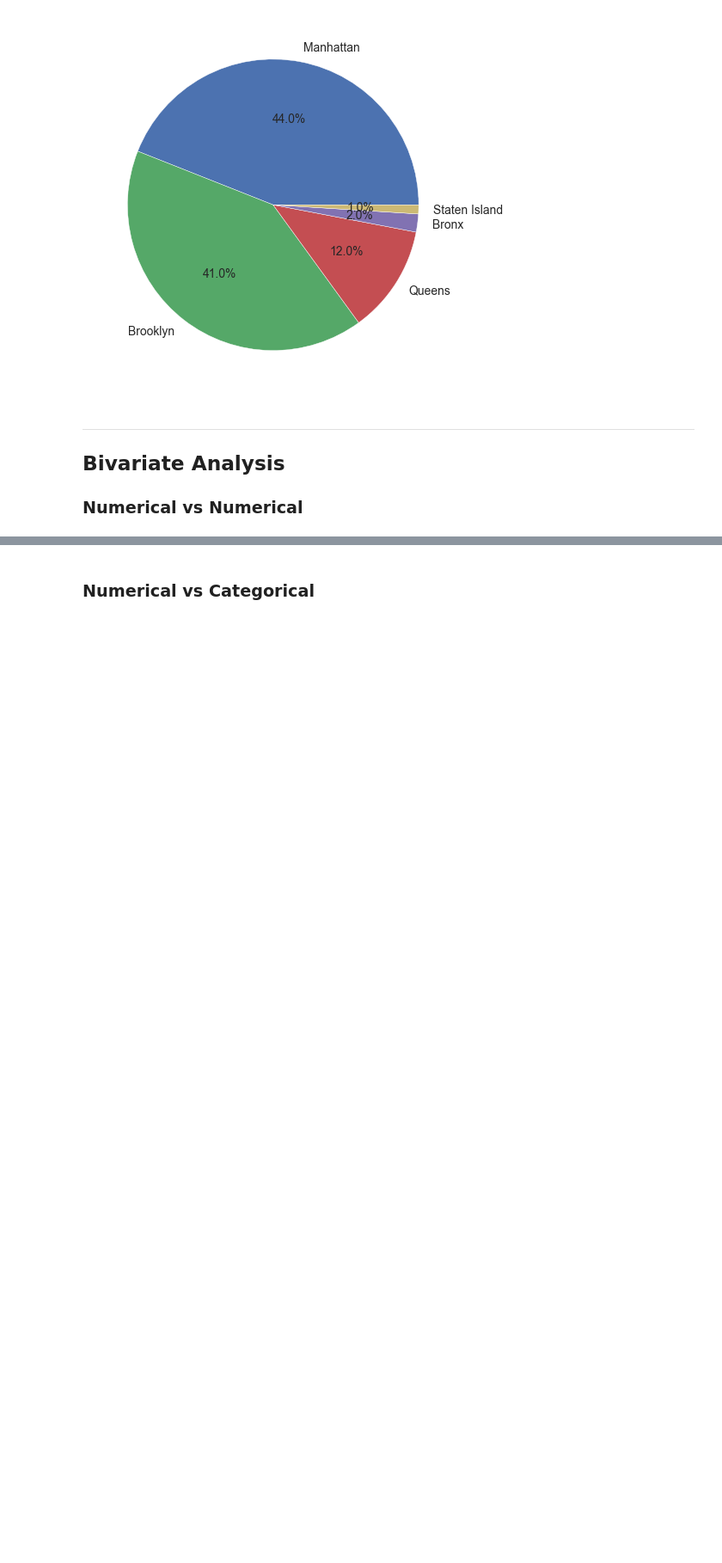
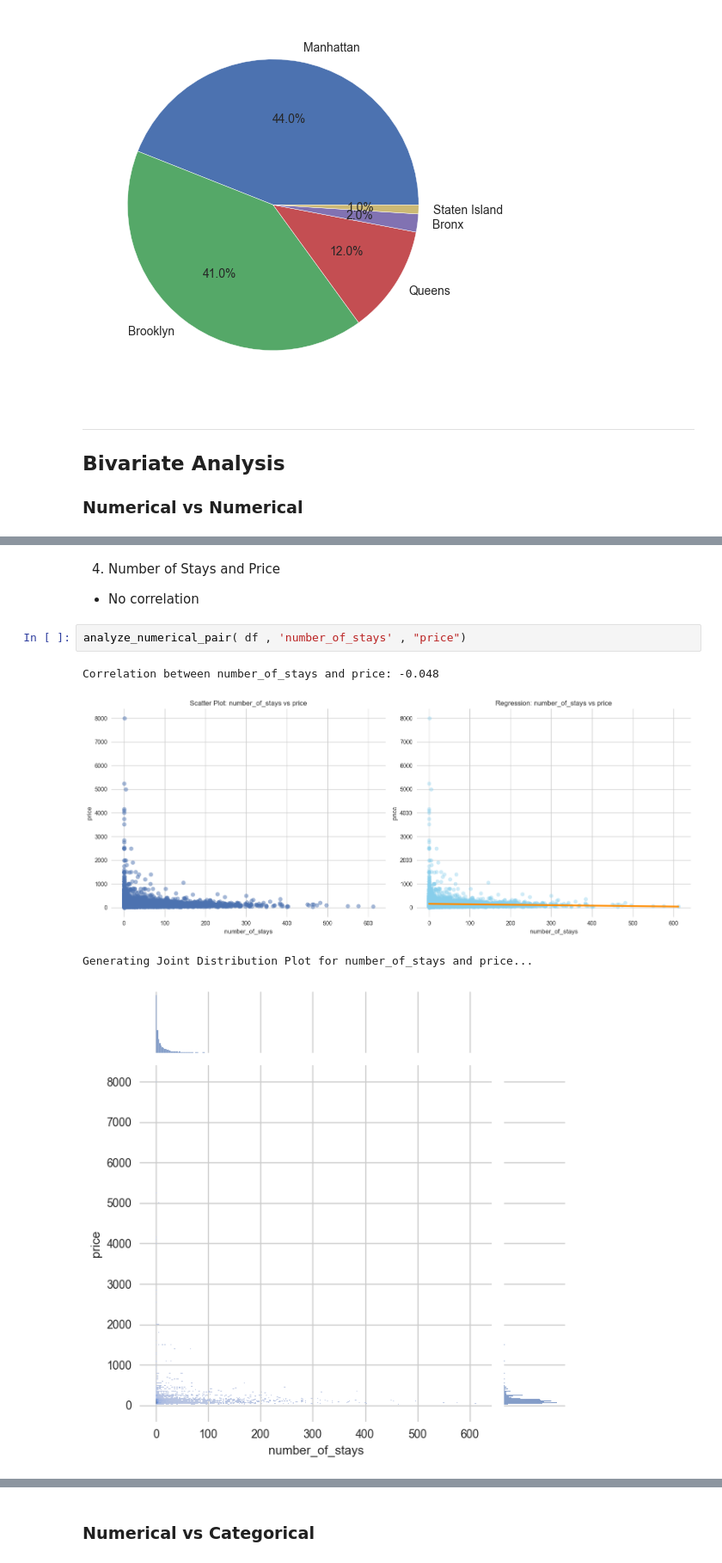
Before and after one commit to ariyan378/Data-Analytics-Ml, a Jupyter notebook: Airbnb-Exploratory-Data-Analysis.ipynb, the cells around one changed output, grey strips where cells are left out. Shown at 86% size. Saved outputs shown, nothing was run; the diff lists cells and outputs as text; blank space fills up the shorter version.

```diff
--- a/Airbnb-Exploratory-Data-Analysis.ipynb
+++ b/Airbnb-Exploratory-Data-Analysis.ipynb
@@ -681,0 +716,10 @@ Generating Joint Distribution Plot for rating and price...
+# %% [markdown]
+4. Number of Stays and Price
+  - No correlation
+# %%
+analyze_numerical_pair( df , 'number_of_stays' , "price")
+# %% [output]
+Correlation between number_of_stays and price: -0.048
+[figure, added]
+Generating Joint Distribution Plot for number_of_stays and price...
+[figure, added]
```
Also changed, not shown: parts of 21 cells of this notebook.
